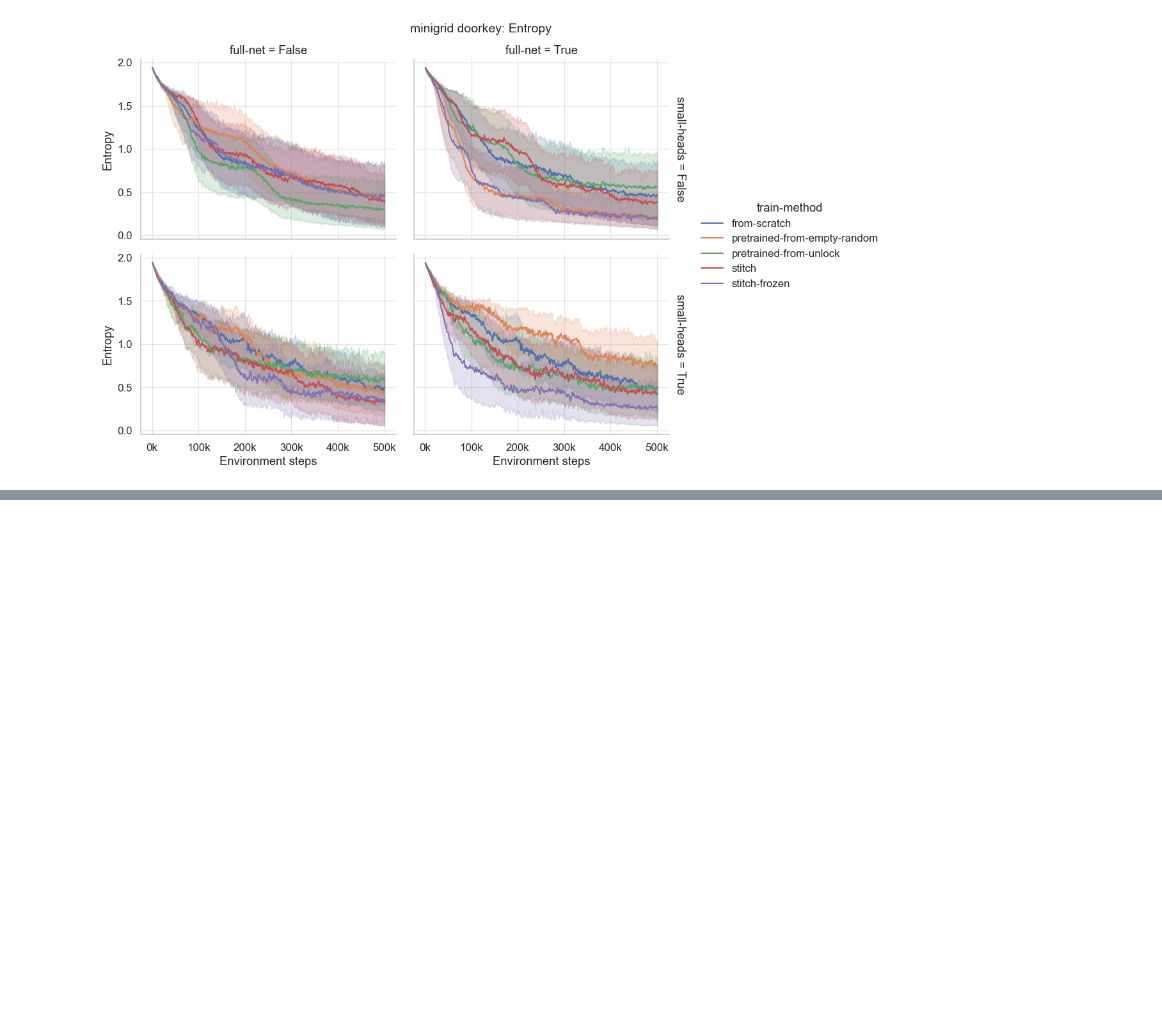
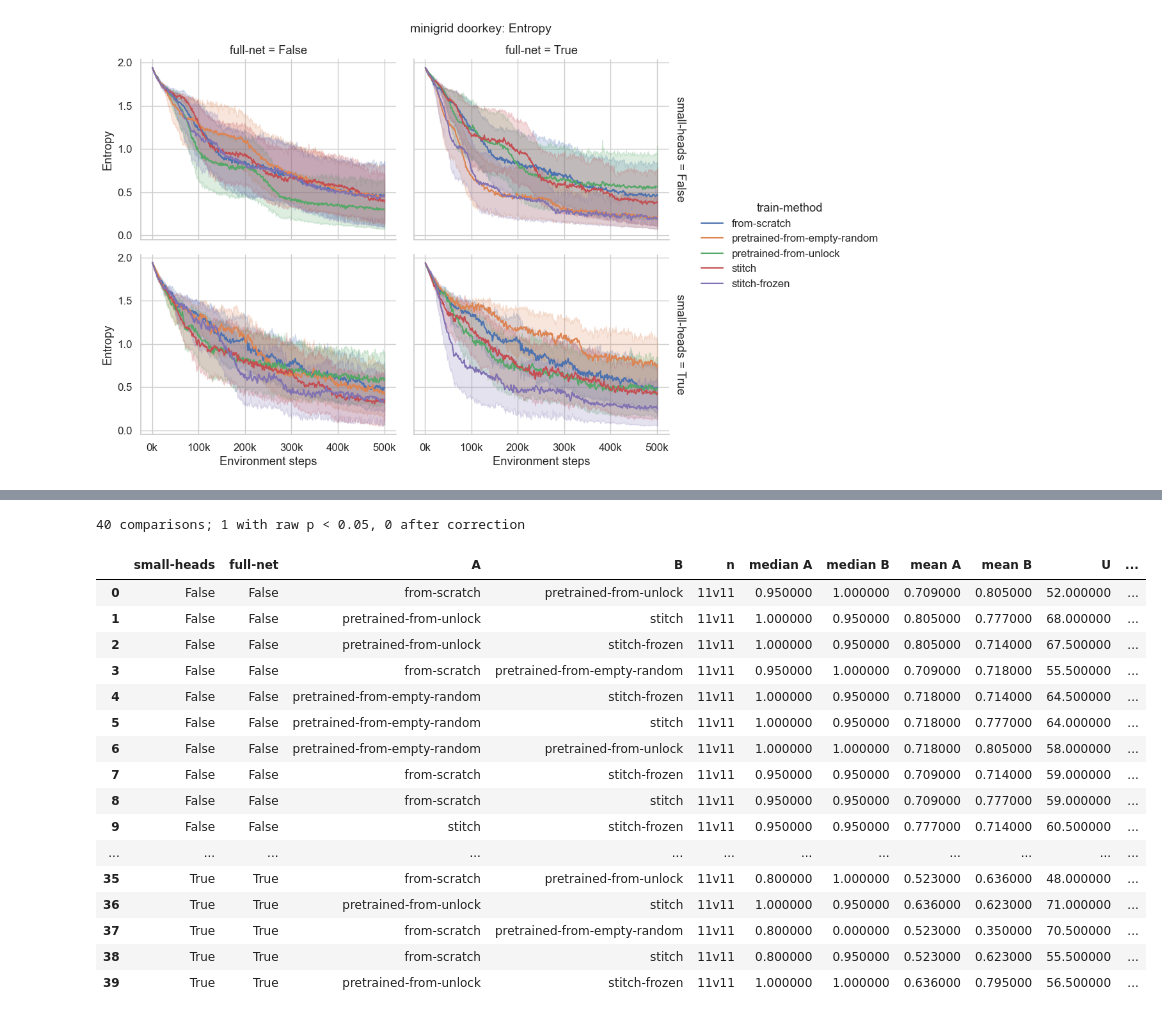
Before and after one commit to uvm-neurobotics-lab/stitching, a Jupyter notebook: src/minigrid.ipynb, the cells around one changed output, grey strips where cells are left out. Saved outputs shown, nothing was run; the diff lists cells and outputs as text; code cells hidden in the pictures; blank space fills up the shorter version.

```diff
--- a/src/minigrid.ipynb
+++ b/src/minigrid.ipynb
@@ -298,0 +351,10 @@ plot_metric(plot_df, "Entropy")
+# %%
+def summarize(scores, y="Eval/Success Rate", solved=0.5):
+    """ Descriptive statistics per group. `solved` is the threshold for counting a run as having solved the task. """
+    return (scores.groupby(["small-heads", "full-net", "train-method"])[y]
+            .agg(n="size", solved=lambda v: int((v >= solved).sum()), median="median", mean="mean")
+            .assign(**{"frac solved": lambda t: (t["solved"] / t["n"])}).round(3))
+
+
+scores = final_scores(plot_df, "Eval/Success Rate")
+summarize(scores)
@@ -298,0 +380,50 @@ plot_metric(plot_df, "Entropy")
+# %%
+def pairwise_mannwhitney(scores, y="Eval/Success Rate", group="train-method",
+                         facets=("small-heads", "full-net"), correction="holm"):
+    """
+    Two-sided Mann-Whitney U test between every pair of groups, within each facet.
+
+    Returns one row per comparison. `p adj` is corrected across the comparisons made within the same facet.
+    """
+    rows = []
+    for facet_values, panel in scores.groupby(list(facets)):
+        samples = {name: g[y].to_numpy() for name, g in panel.groupby(group)}
+        for a, b in itertools.combinations(sorted(samples), 2):
+            x, z = samples[a], samples[b]
+            if np.unique(np.concatenate([x, z])).size == 1:
+                # Every observation in both groups is the same value; there is nothing to rank.
+                u, p = np.nan, 1.0
+            else:
+                u, p = mannwhitneyu(x, z, alternative="two-sided")
+            rows.append({**dict(zip(facets, facet_values)), "A": a, "B": b, "n": f"{len(x)}v{len(z)}",
+                         "median A": np.median(x), "median B": np.median(z),
+                         "mean A": x.mean().round(3), "mean B": z.mean().round(3), "U": u, "p": p})
+
+    out = pd.DataFrame(rows)
+    out["p adj"] = out.groupby(list(facets))["p"].transform(lambda ps: adjust_pvalues(ps, correction))
+    return out.sort_values([*facets, "p"]).reset_index(drop=True)
+
+
+tests = pairwise_mannwhitney(scores)
+print(f"{len(tests)} comparisons; "
+      f"{(tests['p'] < 0.05).sum()} with raw p < 0.05, {(tests['p adj'] < 0.05).sum()} after correction")
+tests.style.format({"p": "{:.4f}", "p adj": "{:.4f}"}).background_gradient(subset=["p adj"], cmap="Reds_r", vmin=0, vmax=1)
+# %% [output]
+40 comparisons; 1 with raw p < 0.05, 0 after correction
+|  | small-heads | full-net | A | B | n | median A | median B | mean A | mean B | U | ... |
+| 0 | False | False | from-scratch | pretrained-from-unlock | 11v11 | 0.950000 | 1.000000 | 0.709000 | 0.805000 | 52.000000 | ... |
+| 1 | False | False | pretrained-from-unlock | stitch | 11v11 | 1.000000 | 0.950000 | 0.805000 | 0.777000 | 68.000000 | ... |
+| 2 | False | False | pretrained-from-unlock | stitch-frozen | 11v11 | 1.000000 | 0.950000 | 0.805000 | 0.714000 | 67.500000 | ... |
+| 3 | False | False | from-scratch | pretrained-from-empty-random | 11v11 | 0.950000 | 1.000000 | 0.709000 | 0.718000 | 55.500000 | ... |
+| 4 | False | False | pretrained-from-empty-random | stitch-frozen | 11v11 | 1.000000 | 0.950000 | 0.718000 | 0.714000 | 64.500000 | ... |
+| 5 | False | False | pretrained-from-empty-random | stitch | 11v11 | 1.000000 | 0.950000 | 0.718000 | 0.777000 | 64.000000 | ... |
+| 6 | False | False | pretrained-from-empty-random | pretrained-from-unlock | 11v11 | 1.000000 | 1.000000 | 0.718000 | 0.805000 | 58.000000 | ... |
+| 7 | False | False | from-scratch | stitch-frozen | 11v11 | 0.950000 | 0.950000 | 0.709000 | 0.714000 | 59.000000 | ... |
+| 8 | False | False | from-scratch | stitch | 11v11 | 0.950000 | 0.950000 | 0.709000 | 0.777000 | 59.000000 | ... |
+| 9 | False | False | stitch | stitch-frozen | 11v11 | 0.950000 | 0.950000 | 0.777000 | 0.714000 | 60.500000 | ... |
+| ... | ... | ... | ... | ... | ... | ... | ... | ... | ... | ... | ... |
+| 35 | True | True | from-scratch | pretrained-from-unlock | 11v11 | 0.800000 | 1.000000 | 0.523000 | 0.636000 | 48.000000 | ... |
+| 36 | True | True | pretrained-from-unlock | stitch | 11v11 | 1.000000 | 0.950000 | 0.636000 | 0.623000 | 71.000000 | ... |
+| 37 | True | True | from-scratch | pretrained-from-empty-random | 11v11 | 0.800000 | 0.000000 | 0.523000 | 0.350000 | 70.500000 | ... |
+| 38 | True | True | from-scratch | stitch | 11v11 | 0.800000 | 0.950000 | 0.523000 | 0.623000 | 55.500000 | ... |
+| 39 | True | True | pretrained-from-unlock | stitch-frozen | 11v11 | 1.000000 | 1.000000 | 0.636000 | 0.795000 | 56.500000 | ... |
```
Also changed, not shown: parts of 7 cells of this notebook.
